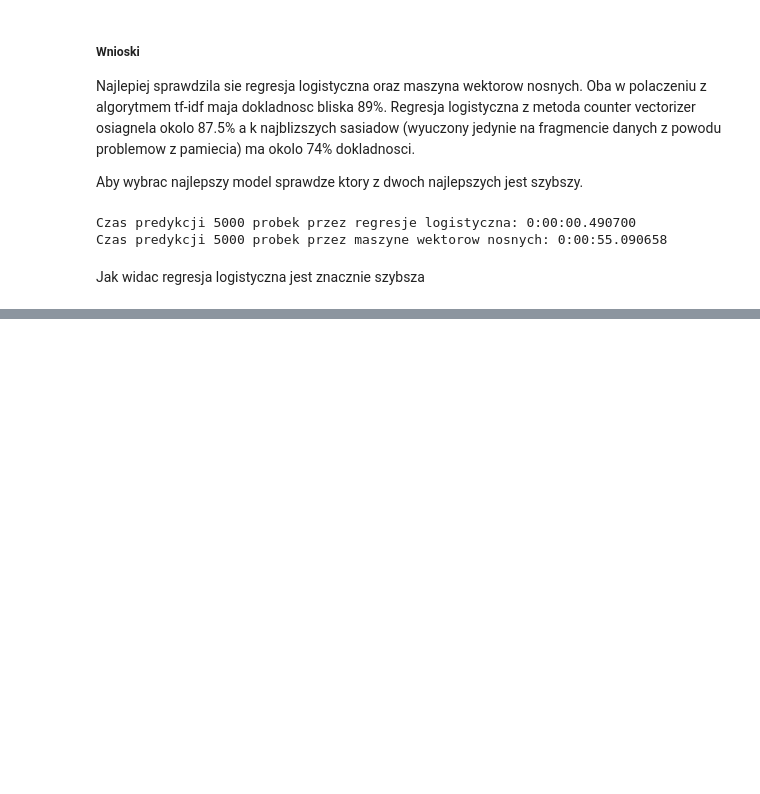
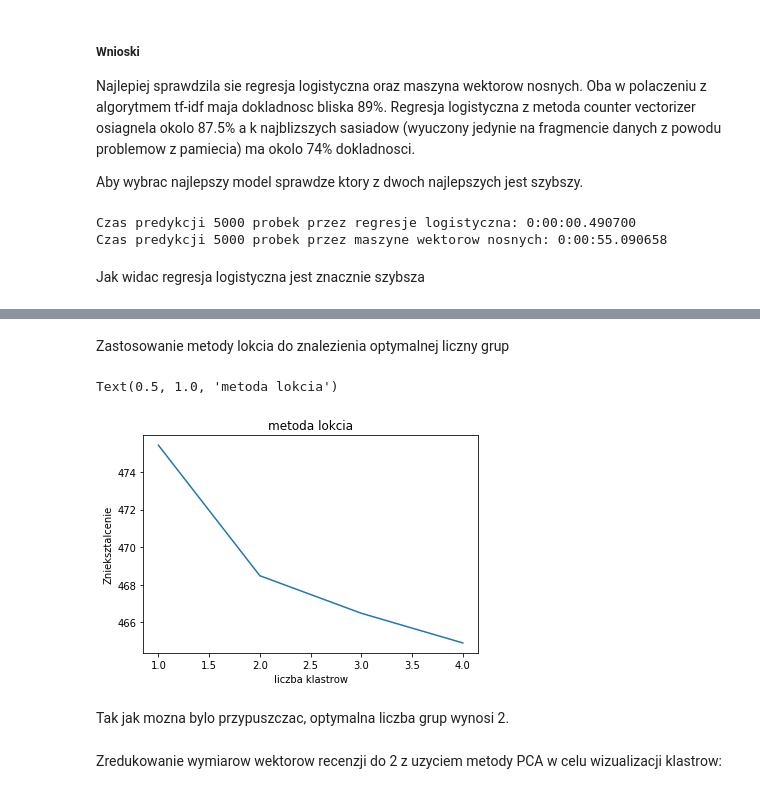
Before and after one commit to dawis96/sentiment-analysis, a Jupyter notebook: Sentiment_analysis.ipynb, the cells around one changed output, grey strips where cells are left out. Cells and saved outputs as stored; diff of their text form; code cells hidden in the pictures; blank space fills up the shorter version.

```diff
--- a/Sentiment_analysis.ipynb
+++ b/Sentiment_analysis.ipynb
@@ -425,0 +490,36 @@ plt.show()
+# %%
+X_transformed = clf_tfidf_lr.named_steps['vect'].transform(X_cleaned_train) #transformacja recenzji na wektor
+X_pred = clf_tfidf_lr.named_steps['clf'].predict_proba(X_transformed) #klasyfikacja recenzji
+# %%
+X_transformed = X_transformed.toarray()
+x_with_prob = [(X, p) for X, p in zip(X_transformed, X_pred)] #zlaczenie wektora recenzji z prawdopodobienstwem jej klasy
+x_with_prob = sorted(x_with_prob, key=lambda x: x[1][0], reverse=True) #posortowanie
+# %%
+X_knn = [x[0] for x in x_with_prob[:250]] #wybranie 250 recenzji z najwiekszym prawdopodobienstwem klasy pozytywnej
+X_knn.extend([x[0] for x in x_with_prob[-250:]]) #dodanie 250 recenzji z najwiekszym prawdopodobienstwem
+                                                    #klasy pozytywnej
+y_knn = [1 for x in x_with_prob[:250]]
+y_knn.extend([0 for x in x_with_prob[-250:]])
+
+X_knn, y_knn = shuffle(np.array(X_knn), np.array(y_knn))
+# %% [markdown]
+Zastosowanie metody lokcia do znalezienia optymalnej liczny grup
+# %%
+Sum_of_squared_distances = []
+K = [1, 2, 3, 4]
+for k in K:
+    km = KMeans(n_clusters=k)
+    km = km.fit(X_knn)
+    Sum_of_squared_distances.append(km.inertia_)
+# %%
+plt.plot(K, Sum_of_squared_distances)
+plt.xlabel("liczba klastrow")
+plt.ylabel("Znieksztalcenie")
+plt.title("metoda lokcia")
+# %% [output]
+Text(0.5, 1.0, 'metoda lokcia')
+[figure, added]
+# %% [markdown]
+Tak jak mozna bylo przypuszczac, optymalna liczba grup wynosi 2.
+# %% [markdown]
+Zredukowanie wymiarow wektorow recenzji do 2 z uzyciem metody PCA w celu wizualizacji klastrow:
```
Also changed, not shown: parts of 26 cells of this notebook, 1 other file.
